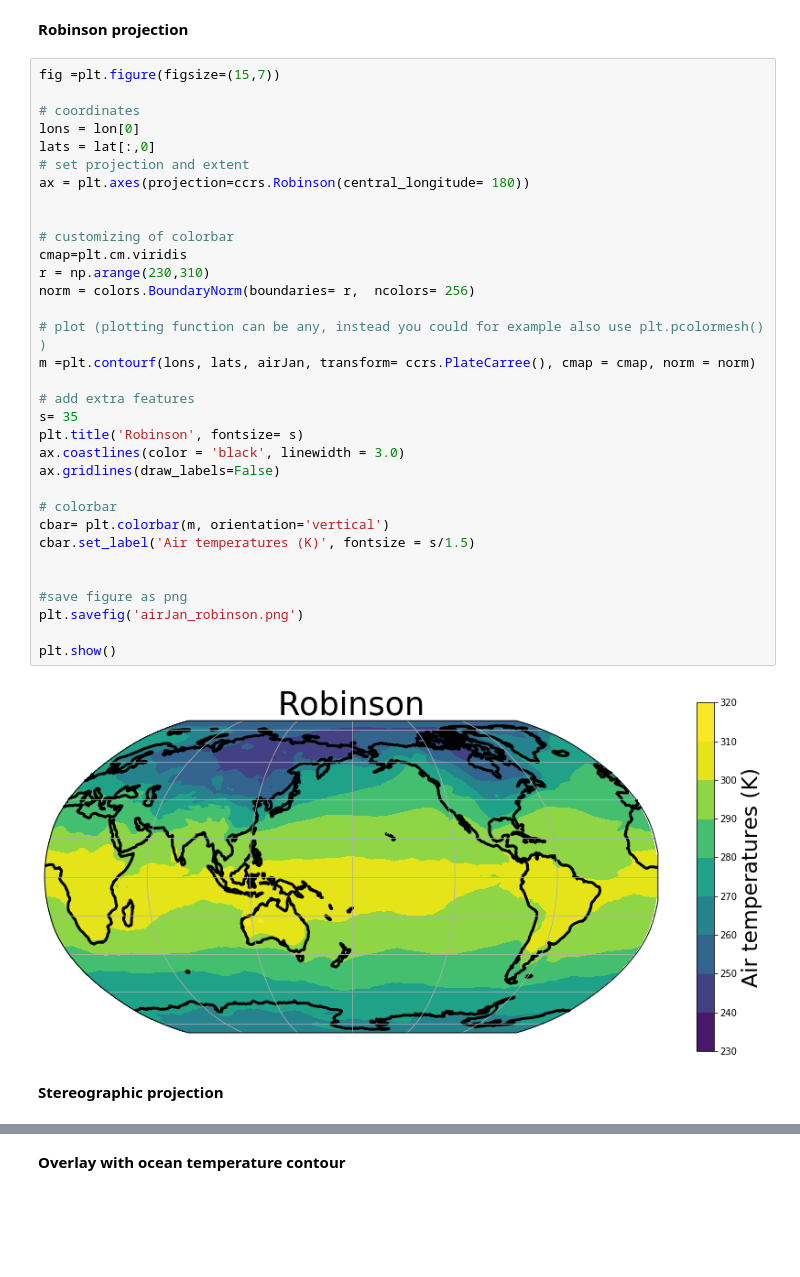
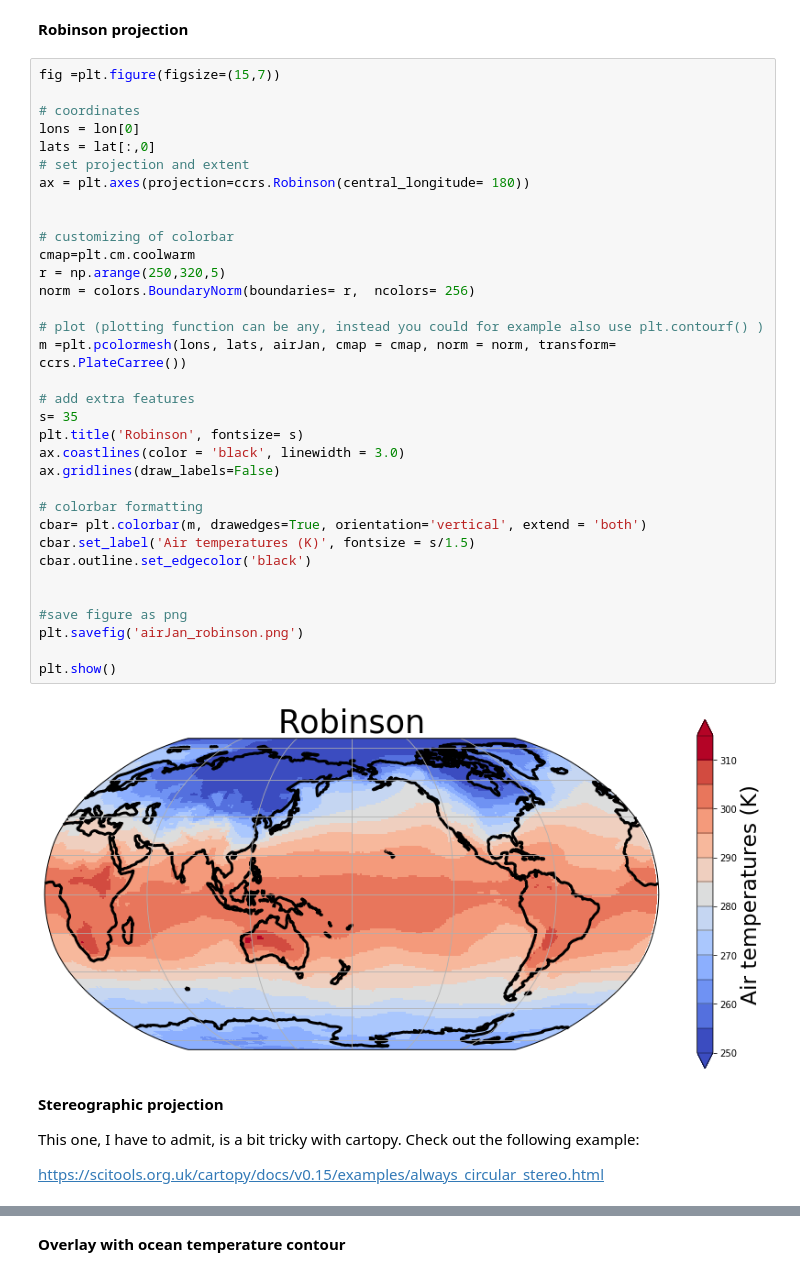
Before and after one commit to JuliaKukulies/teaching_climate, a Jupyter notebook: exercises_GVN465/ex4.ipynb, the cells around one changed output, grey strips where cells are left out. Cells and saved outputs as stored; diff of their text form; blank space fills up the shorter version.

```diff
--- a/exercises_GVN465/ex4.ipynb
+++ b/exercises_GVN465/ex4.ipynb
@@ -141,38 +146,43 @@ latO = np.load('latO.npy')
 # %%
 fig =plt.figure(figsize=(15,7))
 
 # coordinates
 lons = lon[0]
 lats = lat[:,0]
 # set projection and extent
 ax = plt.axes(projection=ccrs.Robinson(central_longitude= 180))
 
 
 # customizing of colorbar
-cmap=plt.cm.viridis
-r = np.arange(230,310)
+cmap=plt.cm.coolwarm
+r = np.arange(250,320,5)
 norm = colors.BoundaryNorm(boundaries= r,  ncolors= 256)
 
-# plot (plotting function can be any, instead you could for example also use plt.pcolormesh() )
-m =plt.contourf(lons, lats, airJan, transform= ccrs.PlateCarree(), cmap = cmap, norm = norm)
+# plot (plotting function can be any, instead you could for example also use plt.contourf() )
+m =plt.pcolormesh(lons, lats, airJan, cmap = cmap, norm = norm, transform= ccrs.PlateCarree())
 
 # add extra features
 s= 35
 plt.title('Robinson', fontsize= s)
 ax.coastlines(color = 'black', linewidth = 3.0)
 ax.gridlines(draw_labels=False)
 
-# colorbar
-cbar= plt.colorbar(m, orientation='vertical')
+# colorbar formatting
+cbar= plt.colorbar(m, drawedges=True, orientation='vertical', extend = 'both')
 cbar.set_label('Air temperatures (K)', fontsize = s/1.5)
+cbar.outline.set_edgecolor('black')
 
 
 #save figure as png
 plt.savefig('airJan_robinson.png')
 
 plt.show()
 # %% [output]
-[figure, old version]
+[figure, new version]
-# %% [markdown]
-**Stereographic projection**
+# %% [markdown]
+**Stereographic projection**
+
+This one, I have to admit, is a bit tricky with cartopy. Check out the following example:
+
+https://scitools.org.uk/cartopy/docs/v0.15/examples/always_circular_stereo.html
 # %%
```
Also changed, not shown: parts of 7 cells of this notebook.
